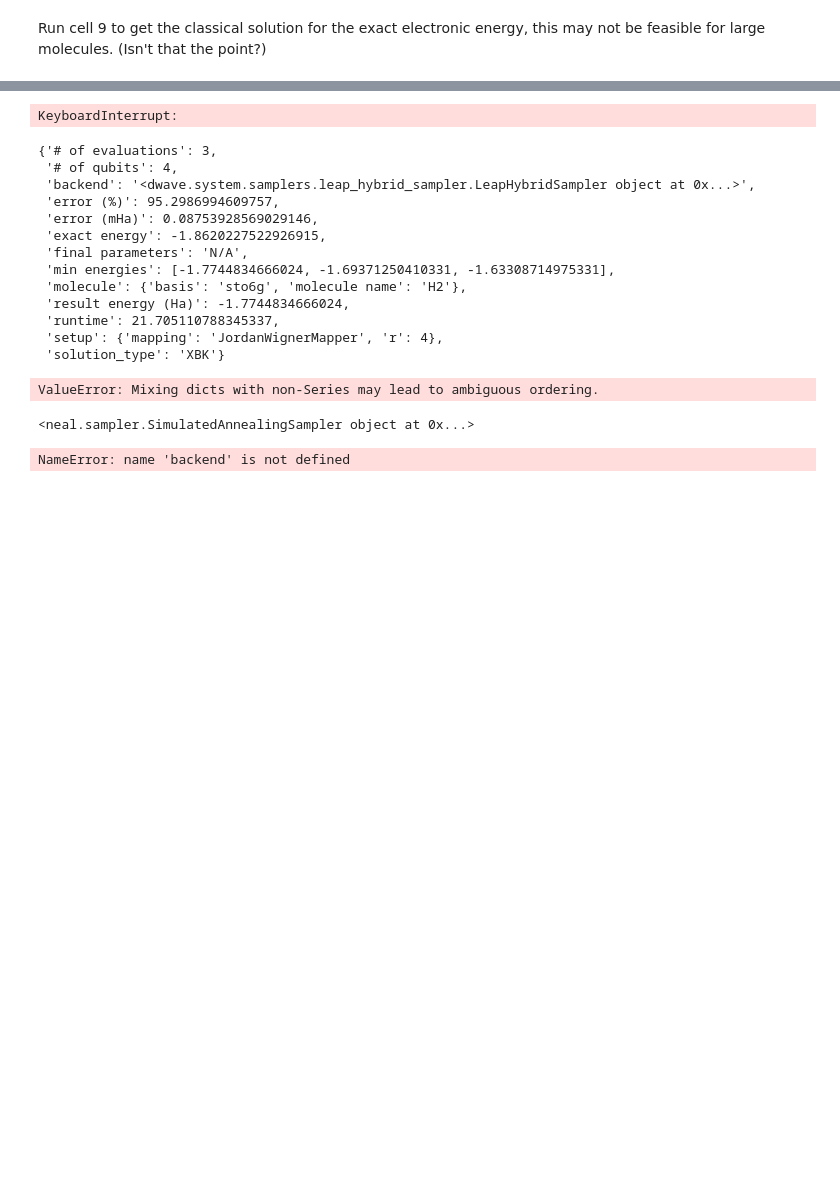
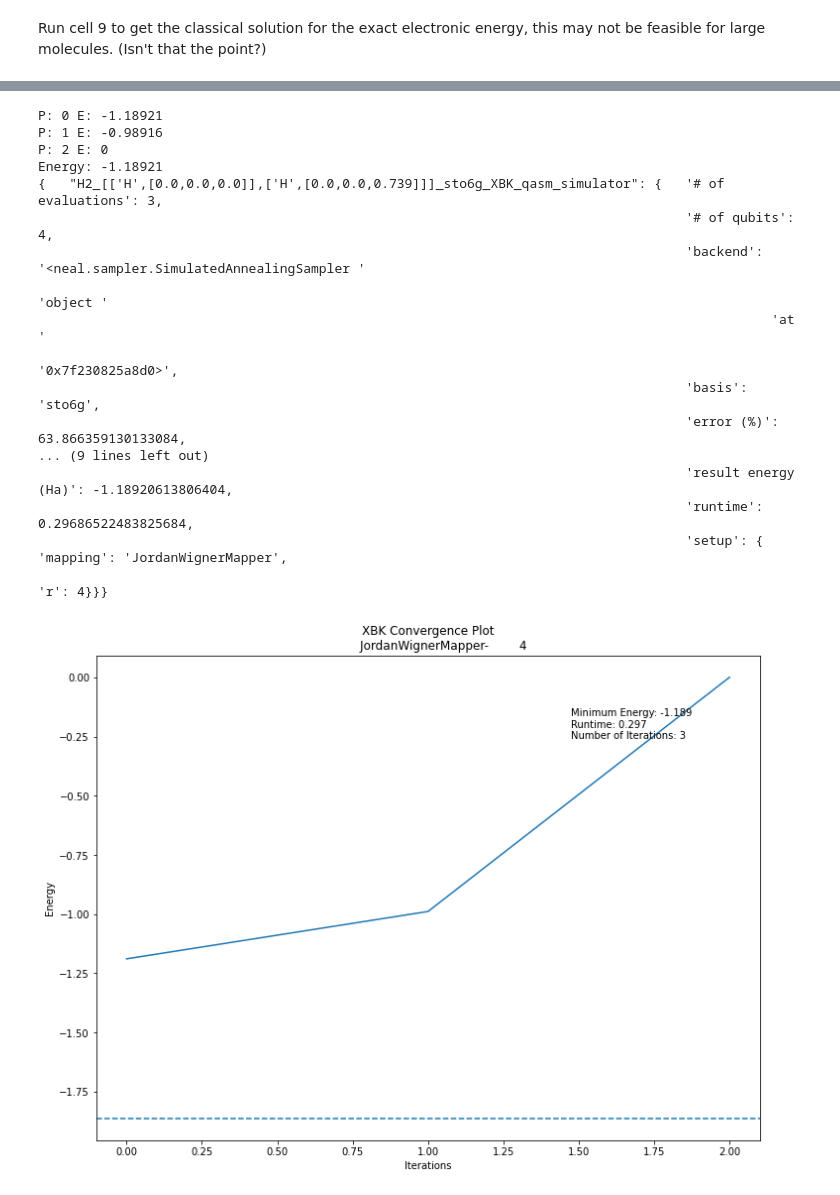
Before and after one commit to vmperrone/Benchmarking-Quantum-Groundstate-Solvers, a Jupyter notebook: main/BenchmarkingTool.ipynb, the cells around one changed output, grey strips where cells are left out. Saved outputs shown, nothing was run; the diff lists cells and outputs as text; code cells hidden in the pictures; blank space fills up the shorter version.

```diff
--- a/main/BenchmarkingTool.ipynb
+++ b/main/BenchmarkingTool.ipynb
@@ -466,59 +493,50 @@ param_dict = {
 min_energy, ground_state, min_energies, iter_times = XBK(qubit_Hs, qubit_Cs, r, sampler, starting_lam=0, num_samples=1000, strength=1e3, verbose=True)
 
 exact_energy = problem.exact_energy
 min_energy = np.real(min_energy)
 optimal_state = ground_state
 percent_accuracy = 100-np.abs(100*(min_energy-exact_energy)/exact_energy)
 nominal_accuracy = min_energy-exact_energy
-key = problem.molecule_name+"_"+problem.geometry+"_"+basis+"_"+method+"_"+backend
+key = problem.molecule_name+"_"+problem.geometry+"_"+basis+"_"+method+"_"+str(backend)
 
 result_dict = {
     key:
         {
         'molecule': problem.molecule_name,
         'geometry': problem.geometry,
         'basis': problem.basis,
         'method': method,
         'backend': str(sampler),
         'setup' : param_dict,
         'exact energy': problem.exact_energy,
         'result energy (Ha)': min_energy,
         'error (mHa)': nominal_accuracy,
         'error (%)': percent_accuracy,
         'final parameters': 'N/A',
         '# of evaluations': len(min_energies),
         'runtime': sum(iter_times),
         '# of qubits': m,
         'min energies': min_energies
         }
 }
 
-minEnergyResults(problem, result_dict, method, backend)
+minEnergyResults(problem, result_dict, method, str(backend))
 # %% [output]
-KeyboardInterrupt:
+P: 0 E: -1.18921
+P: 1 E: -0.98916
+P: 2 E: 0
+Energy: -1.18921
+{   "H2_[['H',[0.0,0.0,0.0]],['H',[0.0,0.0,0.739]]]_sto6g_XBK_qasm_simulator": {   '# of evaluations': 3,
+                                                                                   '# of qubits': 4,
+                                                                                   'backend': '<neal.sampler.SimulatedAnnealingSampler '
+                                                                                              'object '
+                                                                                              'at '
+                                                                                              '0x7f230825a8d0>',
+                                                                                   'basis': 'sto6g',
+                                                                                   'error (%)': 63.866359130133084,
+... (9 lines left out)
+                                                                                   'result energy (Ha)': -1.18920613806404,
+                                                                                   'runtime': 0.29686522483825684,
+                                                                                   'setup': {   'mapping': 'JordanWignerMapper',
+                                                                                                'r': 4}}}
+[figure, added]
-# %%
-result_dict
-# %% [output]
-{'# of evaluations': 3,
- '# of qubits': 4,
- 'backend': '<dwave.system.samplers.leap_hybrid_sampler.LeapHybridSampler object at 0x...>',
- 'error (%)': 95.2986994609757,
- 'error (mHa)': 0.08753928569029146,
- 'exact energy': -1.8620227522926915,
- 'final parameters': 'N/A',
- 'min energies': [-1.7744834666024, -1.69371250410331, -1.63308714975331],
- 'molecule': {'basis': 'sto6g', 'molecule name': 'H2'},
- 'result energy (Ha)': -1.7744834666024,
- 'runtime': 21.705110788345337,
- 'setup': {'mapping': 'JordanWignerMapper', 'r': 4},
- 'solution_type': 'XBK'}
-# %%
-result_df = pd.DataFrame.from_dict(result_dict)
-# %% [output]
-ValueError: Mixing dicts with non-Series may lead to ambiguous ordering.
-# %%
-print(str(sampler))
-print(str(backend))
-# %% [output]
-<neal.sampler.SimulatedAnnealingSampler object at 0x...>
-NameError: name 'backend' is not defined
```
Also changed, not shown: parts of 8 cells of this notebook, 5 other files.
